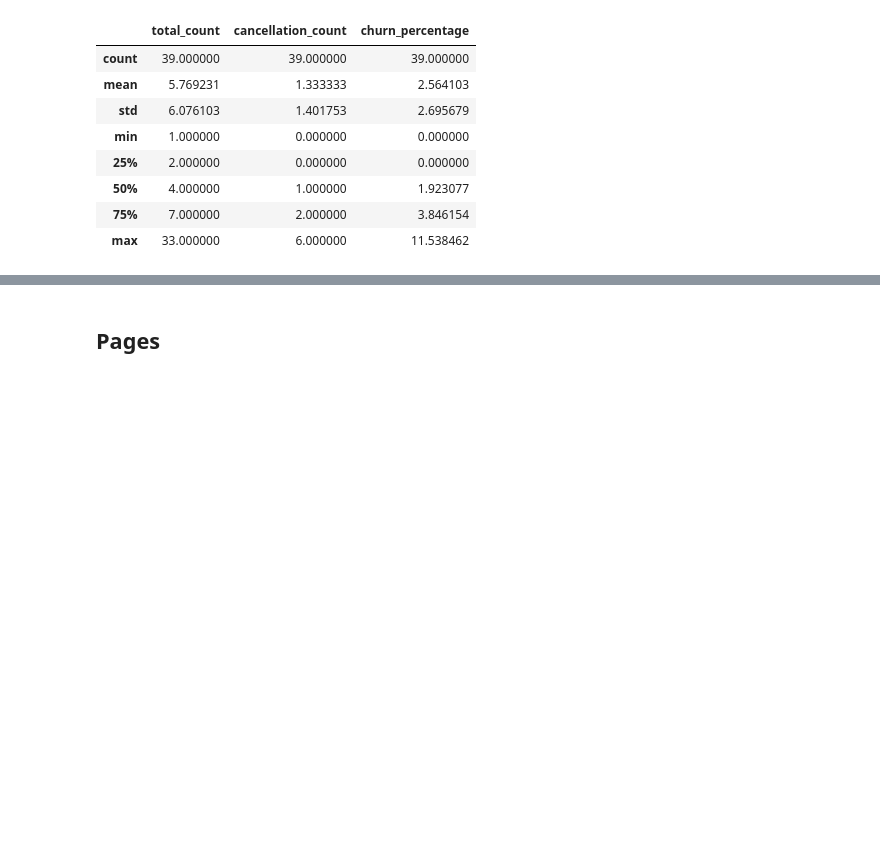
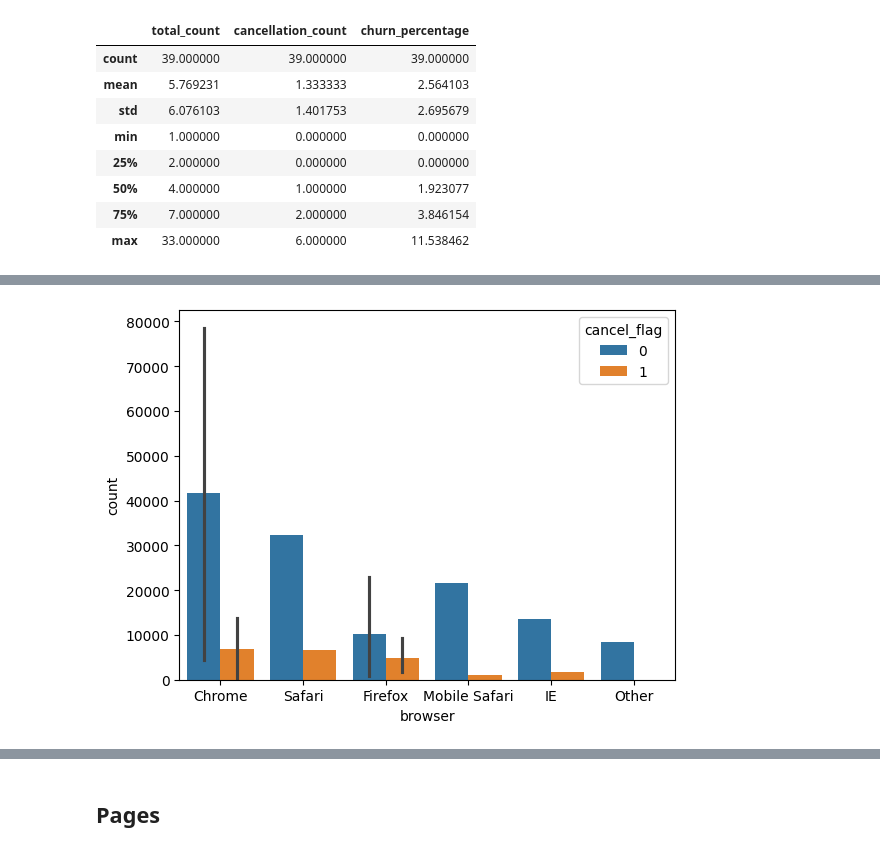
Before and after one commit to fletcherjacob/churn_project, a Jupyter notebook: spotify_churn.ipynb, the cells around one changed output, grey strips where cells are left out. Drawn from its saved outputs; the diff is of its cells as text; code cells hidden in the pictures; blank space fills up the shorter version.

Commit message:
added churn by userAgents

```diff
--- a/spotify_churn.ipynb
+++ b/spotify_churn.ipynb
@@ -489,0 +496,36 @@ assert (
+# %%
+from pyspark.sql.functions import udf
+from pyspark.sql.types import StringType
+
+
+def ua_check(sdf):
+    from ua_parser import user_agent_parser
+
+    def device_check(ua):
+        if ua:
+            ua = ua.replace("\\", "")
+            parsed_string = user_agent_parser.Parse(ua)
+            return parsed_string["os"]["family"]
+        else:
+            return "Other"
+
+    def browser_check(ua):
+        if ua:
+            ua = ua.replace("\\", "")
+            parsed_string = user_agent_parser.Parse(ua)
+            return parsed_string["user_agent"]["family"]
+        else:
+            return "Other"
+
+    device_check_udf = udf(device_check, StringType())
+    browse_brand_udf = udf(browser_check, StringType())
+
+    sdf = sdf.withColumn("device", device_check_udf (sdf["userAgent"]))
+    sdf = sdf.withColumn("browser", browse_brand_udf(sdf["userAgent"]))
+
+    return sdf
+
+
+psdf = ua_check(psdf)
+
+psdf[["browser", "device"]].distinct().show()
@@ -489,0 +549,11 @@ assert (
+# %%
+browser_device_cancel = psdf[["browser", "device", "cancel_flag"]].toPandas()
+
+
+browser_device_cancel = browser_device_cancel.value_counts().reset_index()
+
+
+sns.barplot(data=browser_device_cancel, x="browser", y="count", hue="cancel_flag")
+plt.show()
+# %% [output]
+[figure, added]
```
Also changed, not shown: parts of 67 cells of this notebook.
